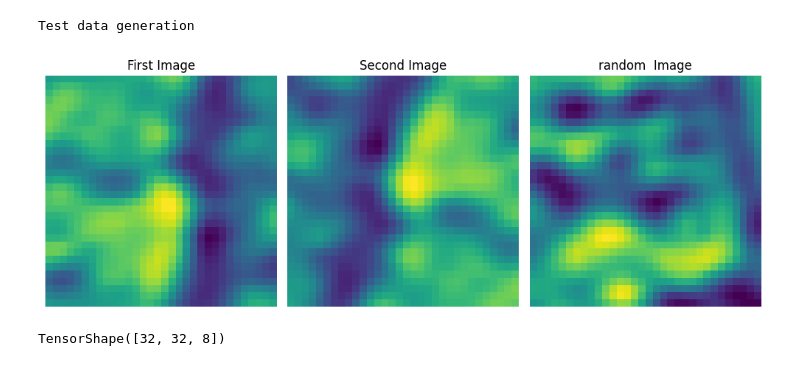
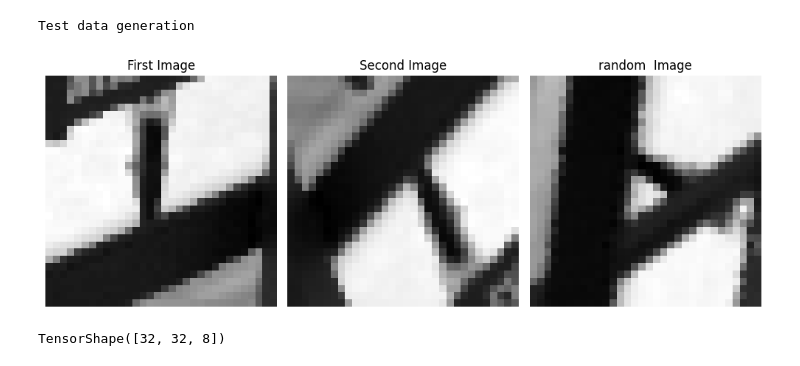
Before and after one commit to bas-bhai-account-khol-de/FlamImageTracking, a Jupyter notebook: get_filters.ipynb, the cells around one changed output. Drawn from its saved outputs; the diff is of its cells as text; code cells hidden in the pictures.

```diff
--- a/get_filters.ipynb
+++ b/get_filters.ipynb
@@ -124,15 +128,20 @@ class CustomDataGenerator(tf.keras.utils.Sequence):
         original_images = []
         matches = []
         non_matches = []
-        for _ in range(self.batchsize):
-            current_image_no = np.random.randint(0, len(self.img_list))
-            current_image_path = self.img_list[current_image_no]
-            current_image = cv2.imread(current_image_path)
-            current_image = cv2.resize(current_image, (image_size, image_size))
-            current_image = cv2.cvtColor(current_image, cv2.COLOR_RGB2GRAY)
-            current_image = current_image/255
-            orb= cv2.ORB_create(100)
-            kp = orb.detect((np.repeat(np.expand_dims(current_image,-1),3,-1)*255).astype(np.uint8))
+        while len(original_images) < self.batchsize:
+            kp = None
+            while(kp is None):
+                current_image_no = np.random.randint(0, len(self.img_list))
+                current_image_path = self.img_list[current_image_no]
+                current_image = cv2.imread(current_image_path)
+                current_image = cv2.resize(current_image, (image_size, image_size))
+                current_image = cv2.cvtColor(current_image, cv2.COLOR_RGB2GRAY)
+                current_image = current_image/255
+                orb= cv2.ORB_create(100)
+                kp = orb.detect((np.repeat(np.expand_dims(current_image,-1),3,-1)*255).astype(np.uint8))
+                if len(kp) < 5:
+                    kp = None
+
             k=0
             got=False
             while(not got):
@@ -142,11 +151,12 @@ class CustomDataGenerator(tf.keras.utils.Sequence):
             x= k.pt[0]
             y= k.pt[1]
 
+
             current_patch = current_image[int(y-patch_size/2):int(y+patch_size/2), int(x-patch_size/2):int(x+patch_size/2)]
             # current_patch = cv2.blur(current_patch, (3,3))
             #transform image
             H=get_random_homography_matrix(True)
-            transformed_image = cv2.warpPerspective(current_image, H, (image_size, image_size))
+            transformed_image = cv2.warpPerspective(current_image, H, (image_size , image_size))
             points_to_transform = np.array([[x, y]], dtype='float32')
             points_to_transform = np.expand_dims(points_to_transform, axis=0)  # Add an extra dimension for the transformation
             transformed_points = cv2.perspectiveTransform(points_to_transform, H)
@@ -195,6 +205,11 @@ class CustomDataGenerator(tf.keras.utils.Sequence):
             transformed_current_patch = np.expand_dims(transformed_current_patch, axis = -1)
             non_matches.append(transformed_current_patch)
 
+            if not ((non_matches[-1].shape == matches[-1].shape) & (original_images[-1].shape == matches[-1].shape)):
+                original_images.pop()
+                matches.pop()
+                non_matches.pop()
+
         original_images = np.array(original_images)
         matches = np.array(matches)
         non_matches = np.array(non_matches)
@@ -207,30 +222,30 @@ class CustomDataGenerator(tf.keras.utils.Sequence):
 # %%
 test_data_gen = CustomDataGenerator("real_images", batch_size)
 print("Test data generation")
 o,t,r = test_data_gen.__getitem__(0)
 fig, axes = plt.subplots(1, 3, figsize=(10, 5))
-axes[0].imshow(o[0]*1)
+axes[0].imshow(o[0]*1,cmap='gray')
 # axes[0].imshow(o[0]*255)
 axes[0].set_title('First Image')
 axes[0].axis('off')
 
 # Plot the second image
-axes[1].imshow(t[0]*1)
+axes[1].imshow(t[0]*1,cmap='gray')
 # axes[1].imshow(t[0]*255)
 axes[1].set_title('Second Image')
 axes[1].axis('off')
 
-axes[2].imshow(r[0]*1)
+axes[2].imshow(r[0]*1,cmap='gray')
 # axes[1].imshow(t[0]*255)
 axes[2].set_title('random  Image')
 axes[2].axis('off')
 
 # Display the plot
 plt.tight_layout()
 plt.show()
 # %% [output]
 Test data generation
-[figure, old version]
+[figure, new version]
 # %%
 # class ChannelNormalization(tf.keras.layers.Layer):
 #     def __init__(self):
```
Also changed, not shown: parts of 5 cells of this notebook, 3 other files.
